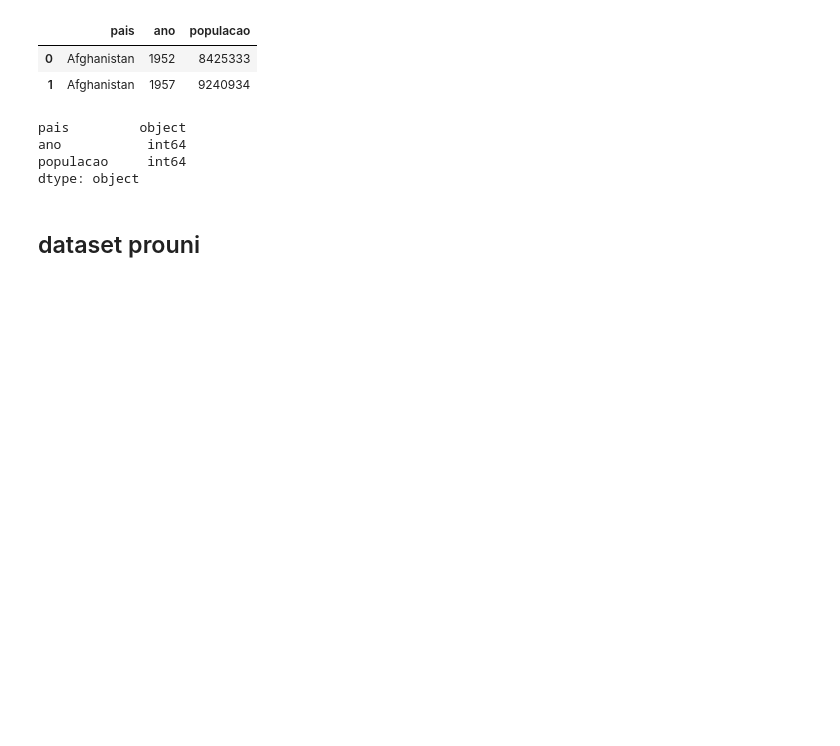
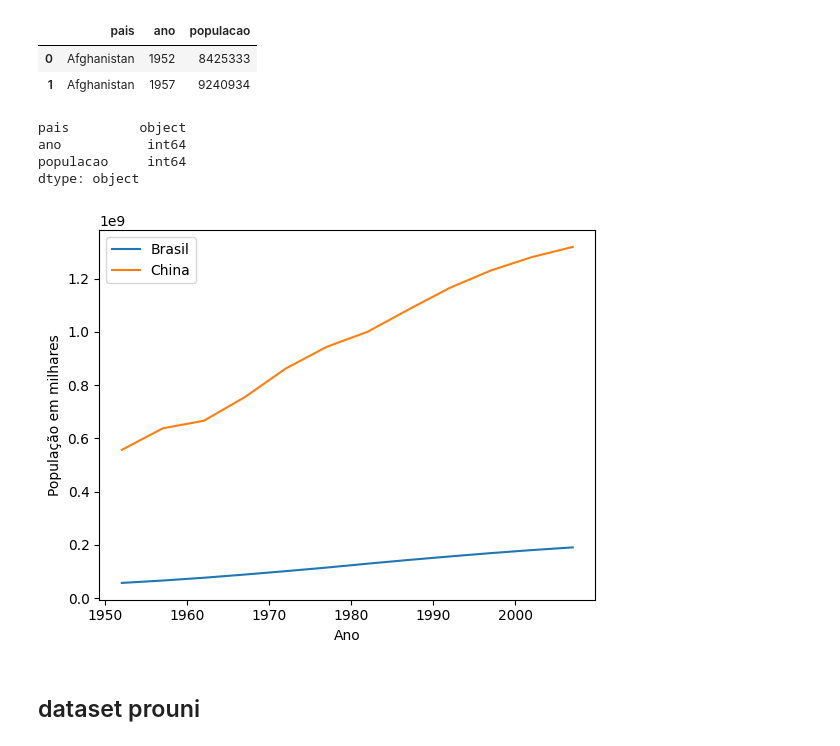
Before and after one commit to brayan-mesquita/pandas, a Jupyter notebook: analise_exploratoria.ipynb, the cells around one changed output. Saved outputs shown, nothing was run; the diff lists cells and outputs as text; code cells hidden in the pictures; blank space fills up the shorter version.

```diff
--- a/analise_exploratoria.ipynb
+++ b/analise_exploratoria.ipynb
@@ -28,6 +29,17 @@ pais         object
 ano           int64
 populacao     int64
 dtype: object
+# %%
+brazil = paises[paises.pais == 'Brazil']
+china = paises[paises.pais == 'China']
+plt.plot(brazil.ano, brazil.populacao)
+plt.plot(china.ano, china.populacao)
+plt.xlabel('Ano')
+plt.ylabel('População em milhares')
+plt.legend(["Brasil", "China"])
+plt.show()
+# %% [output]
+[figure, added]
 # %% [markdown]
 ## dataset prouni
 # %%
```
Also changed, not shown: parts of 1 cell of this notebook, 2 other files.
